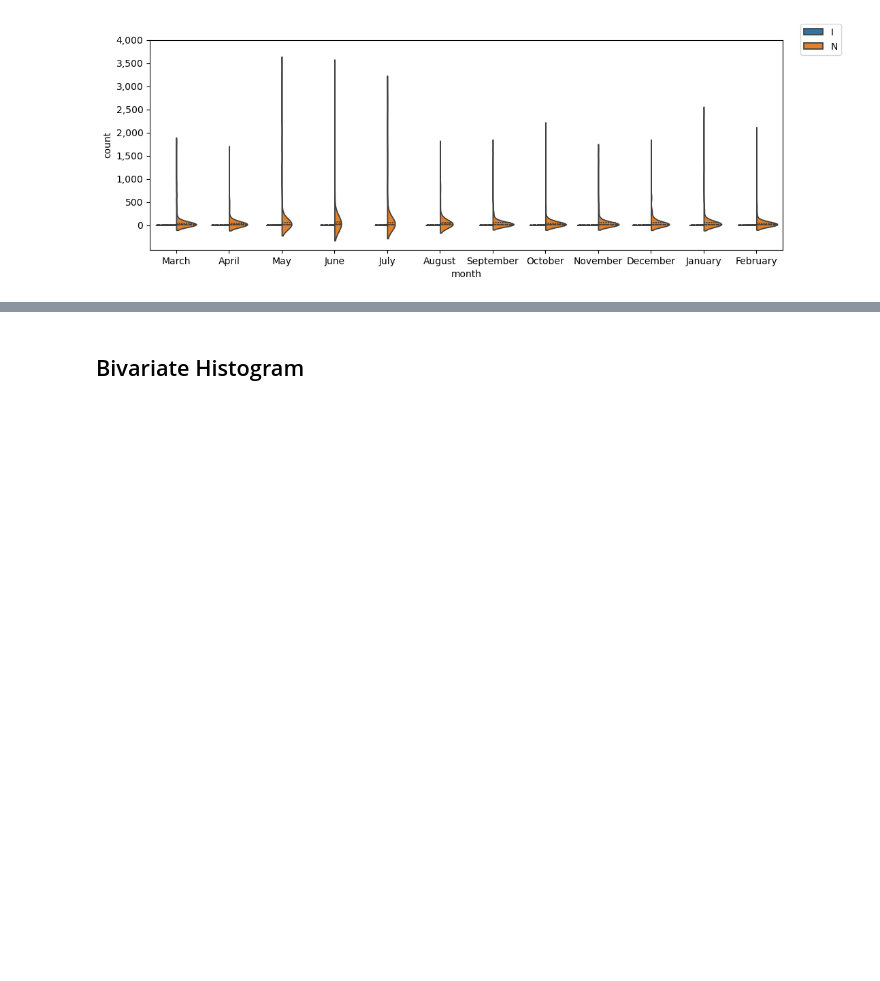
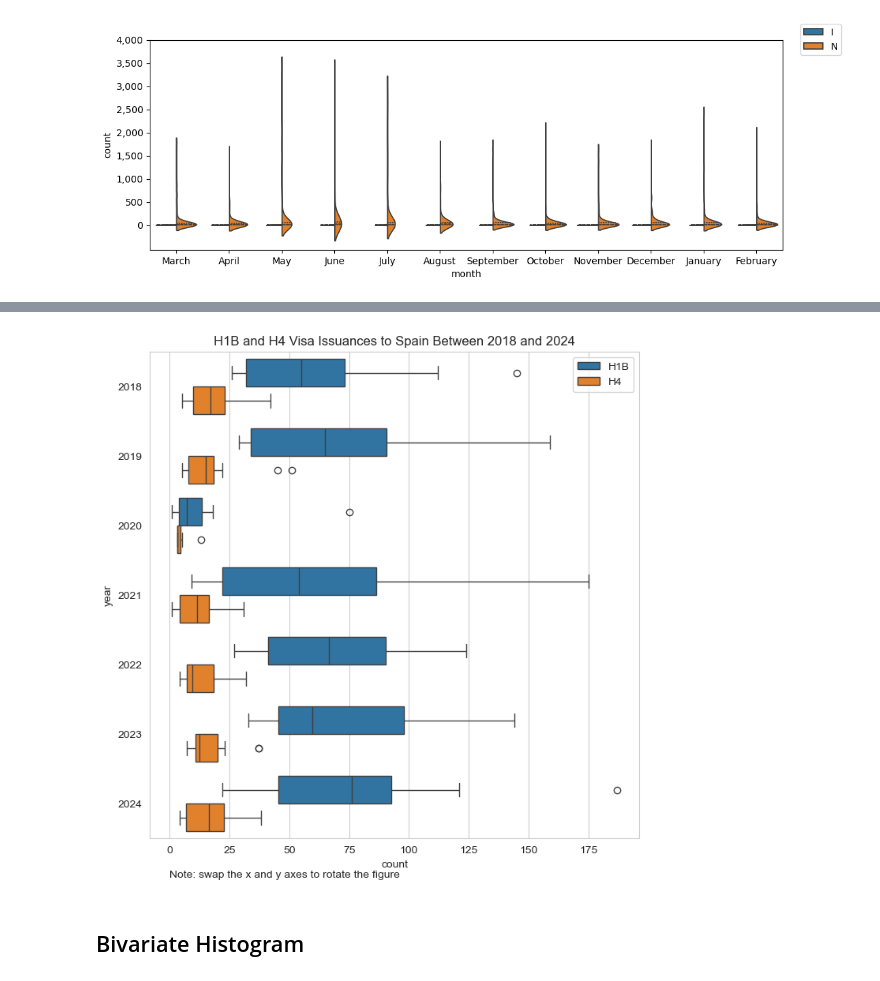
Before and after one commit to tiangenglu/data_visualization, a Jupyter notebook: 2025-04-02_useful_figures.ipynb, the cells around one changed output, grey strips where cells are left out. Cells and saved outputs as stored; diff of their text form; code cells hidden in the pictures; blank space fills up the shorter version.

```diff
--- a/2025-04-02_useful_figures.ipynb
+++ b/2025-04-02_useful_figures.ipynb
@@ -120,3 +134,16 @@ plt.show()
+# %%
+plt.figure(figsize = (8,8))
+sns.boxplot(data=spain.loc[(spain['visa'].isin(['H1B','H4'])) & (~spain['year'].isin(['2017', '2025']))],
+            x="count",
+            y="year",
+            hue="visa")
+plt.legend(loc = "best")
+plt.title('H1B and H4 Visa Issuances to Spain Between 2018 and 2024')
+# 'left' at 0; 7.1 > number of groups (2018-2024): 0 at 2018, 1 at 2019,...
+plt.text(0,7.1,"Note: swap the x and y axes to rotate the figure", ha='left', va='bottom')
+plt.show()
+# %% [output]
+[figure, added]
 # %% [markdown]
 ## Bivariate Histogram
 # %%
```
Also changed, not shown: parts of 8 cells of this notebook.
